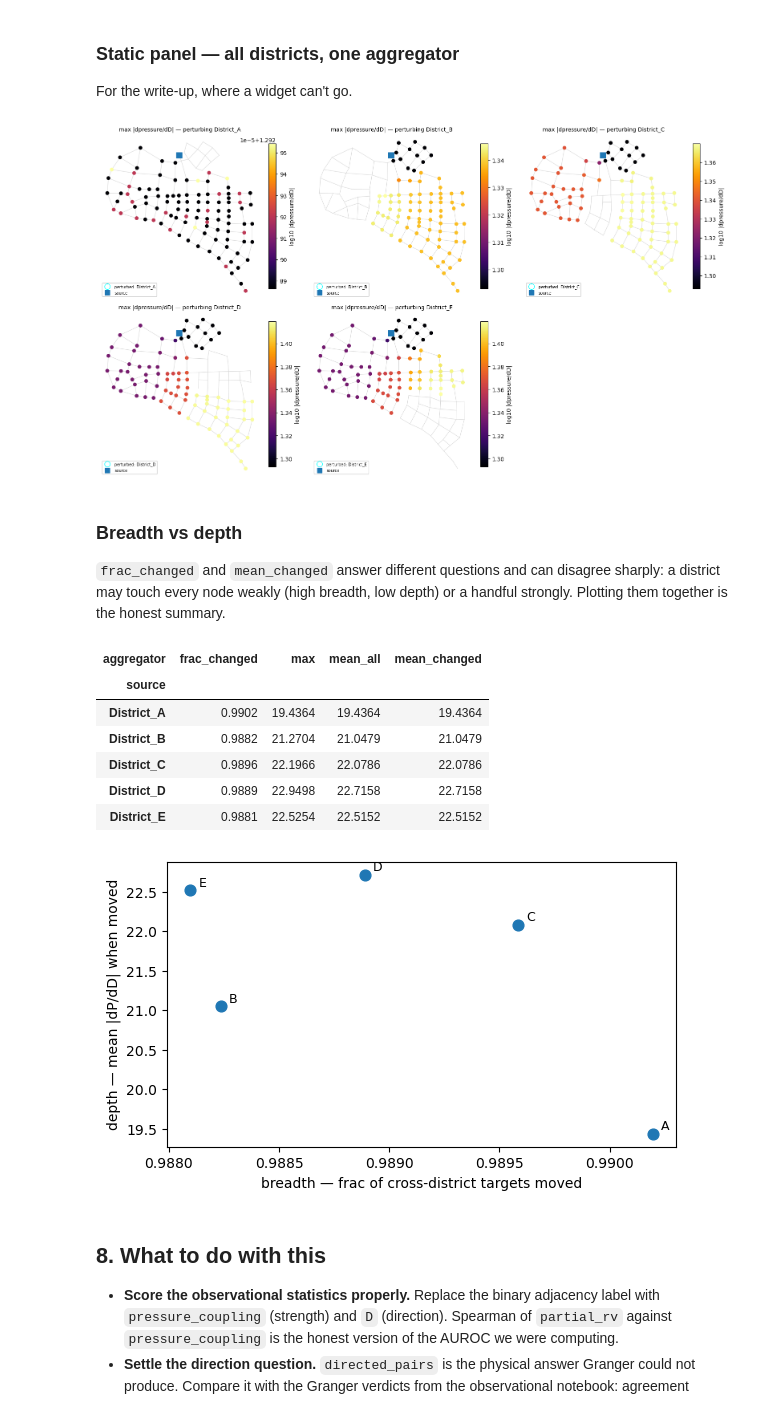
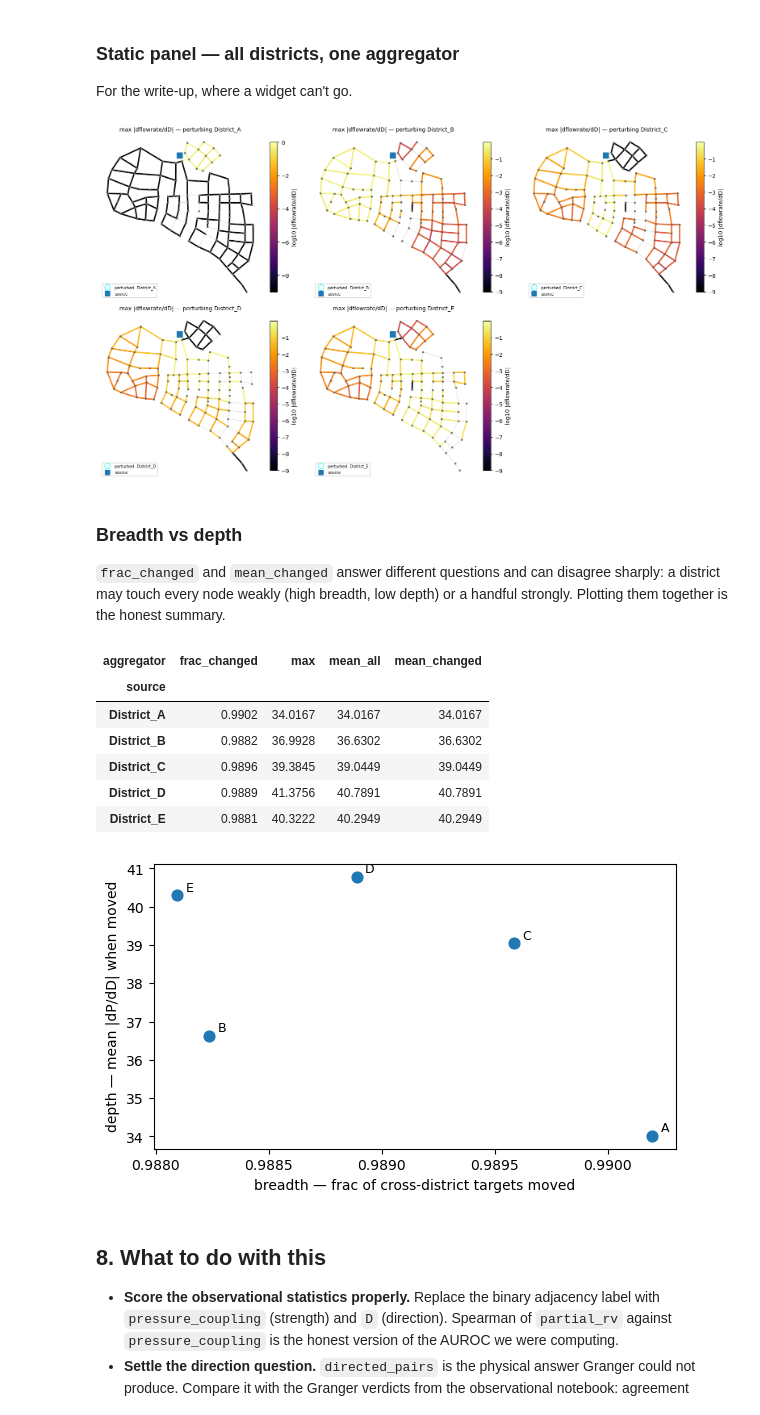
Before and after one commit to arthurhirez/FedCausal, a Jupyter notebook: notebooks/influence_probe.ipynb, the cells around one changed output. Cells and saved outputs as stored; diff of their text form; code cells hidden in the pictures.

```diff
--- a/notebooks/influence_probe.ipynb
+++ b/notebooks/influence_probe.ipynb
@@ -97,7 +102,8 @@ multiplier would leave untouched. Three levels, so nonlinearity is measured
 rather than assumed away.
 # %%
 mean_d = float(d0[d0 > 0].mean())
-DELTAS = [0.5 * mean_d, 1.0 * mean_d, 2.0 * mean_d]     # low / medium / high
+# DELTAS = [0.5 * mean_d, 1.0 * mean_d, 2.0 * mean_d]     # low / medium / high
+DELTAS = [100.5 * mean_d, 10.0 * mean_d, 5.0 * mean_d]
 print("deltas (m3/s):", [round(x, 6) for x in DELTAS])
 
 sweep, diag = S.perturbation_sweep(flat, DELTAS, verbose=True)
@@ -352,20 +358,20 @@ For the write-up, where a widget can't go.
 # %%
 HOW, LOG = "max", True
 ds = sorted(DISTRICTS["districts"])
 n2d = {n: d for d, nn in DISTRICTS["districts"].items() for n in nn}
 
 fig, axes = plt.subplots(2, 3, figsize=(16, 9))
 for ax, src in zip(axes.ravel(), ds):
-    vals = S.aggregate_response(sweep, DISTRICTS, src, quantity="pressure",
+    vals = S.aggregate_response(sweep, DISTRICTS, src, quantity="flowrate",
                                 delta=DELTAS[1], how=HOW)
     vals = vals[[n2d.get(i) != src for i in vals.index]]      # hide own
     S.plot_network_influence(flat, DISTRICTS, vals, source=src,
-                             quantity="pressure", how=HOW, log=LOG, ax=ax)
+                             quantity="flowrate", how=HOW, log=LOG, ax=ax)
 for ax in axes.ravel()[len(ds):]:
     ax.axis("off")
 fig.tight_layout(); plt.show()
 # %% [output]
-[figure, old version]
+[figure, new version]
 # %% [markdown]
 ### Breadth vs depth
 
@@ -397,12 +403,12 @@ fig.tight_layout(); plt.show()
 # %% [output]
 | aggregator | frac_changed | max | mean_all | mean_changed |
 | source |  |  |  |  |
-| District_A | 0.9902 | 19.4364 | 19.4364 | 19.4364 |
-| District_B | 0.9882 | 21.2704 | 21.0479 | 21.0479 |
-| District_C | 0.9896 | 22.1966 | 22.0786 | 22.0786 |
-| District_D | 0.9889 | 22.9498 | 22.7158 | 22.7158 |
-| District_E | 0.9881 | 22.5254 | 22.5152 | 22.5152 |
+| District_A | 0.9902 | 34.0167 | 34.0167 | 34.0167 |
+| District_B | 0.9882 | 36.9928 | 36.6302 | 36.6302 |
+| District_C | 0.9896 | 39.3845 | 39.0449 | 39.0449 |
+| District_D | 0.9889 | 41.3756 | 40.7891 | 40.7891 |
+| District_E | 0.9881 | 40.3222 | 40.2949 | 40.2949 |
-[figure, old version]
+[figure, new version]
 # %% [markdown]
 ## 8. What to do with this
 
```
Also changed, not shown: parts of 19 cells of this notebook, 2 other files.
